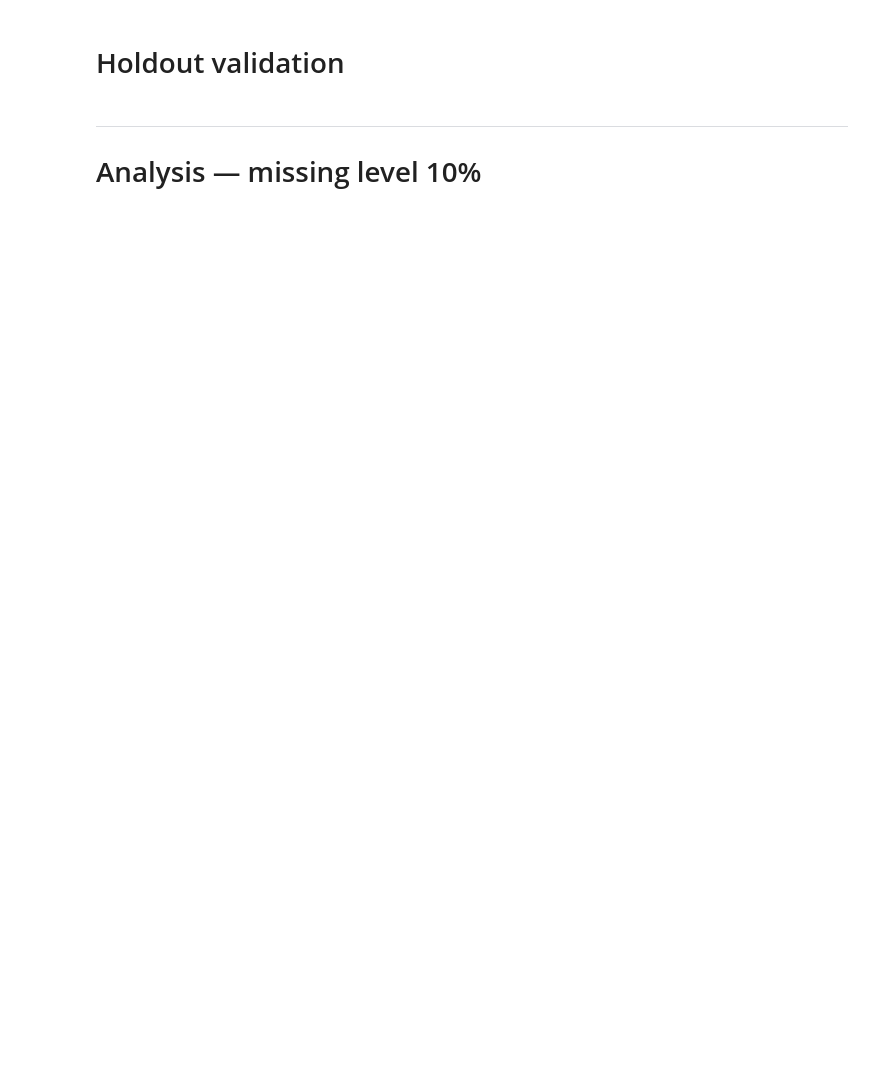
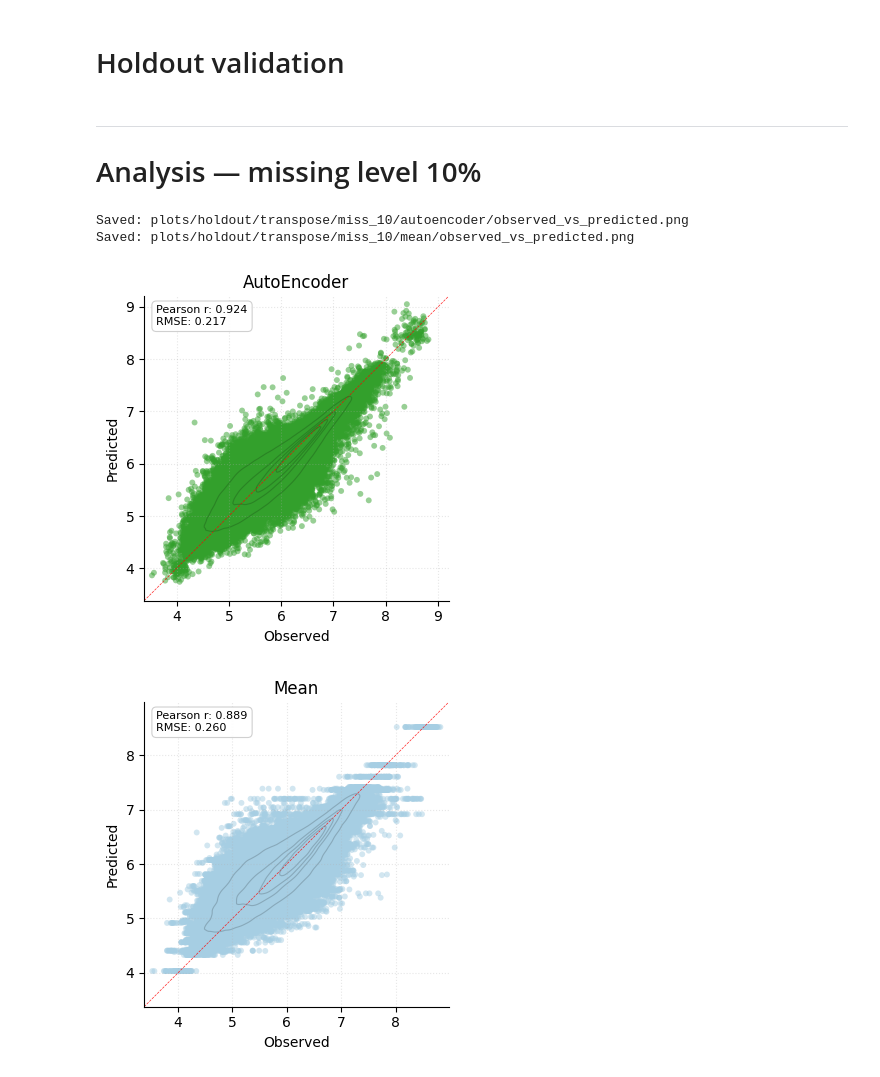
Before and after one commit to QuantitativeBiology/GainPro, a Jupyter notebook: analysis/post_model/holdout.ipynb, the cells around one changed output. Drawn from its saved outputs; the diff is of its cells as text; code cells hidden in the pictures; blank space fills up the shorter version.

```diff
--- a/analysis/post_model/holdout.ipynb
+++ b/analysis/post_model/holdout.ipynb
@@ -210,11 +217,16 @@ performance = build_performance(**kwargs)
 def get_metric(df, metric: str) -> float:
     return df[metric].item()
 # %%
-# for model, model_df in predictions.groupby("model"):
-#     model_df = model_df.explode(["true_value", "predicted_value"]).reset_index(drop=True)
-#     model_performance = performance[performance["model"] == model]
-#     metrics = {"Pearson r": get_metric(model_performance, "pearson_r"), "RMSE": get_metric(model_performance, "rmse")}
-#     plot_scatter(df=model_df, plot_dir=plot_dir, metrics=metrics)
+for model, model_df in predictions.groupby("model"):
+    model_df = model_df.explode(["true_value", "predicted_value"]).reset_index(drop=True)
+    model_performance = performance[performance["model"] == model]
+    metrics = {"Pearson r": get_metric(model_performance, "pearson_r"), "RMSE": get_metric(model_performance, "rmse")}
+    plot_scatter(df=model_df, plot_dir=plot_dir, metrics=metrics)
+# %% [output]
+Saved: plots/holdout/transpose/miss_10/autoencoder/observed_vs_predicted.png
+Saved: plots/holdout/transpose/miss_10/mean/observed_vs_predicted.png
+[figure, added]
+[figure, added]
 # %%
 plot_metric(
     performance,
```
Also changed, not shown: parts of 6 cells of this notebook.
